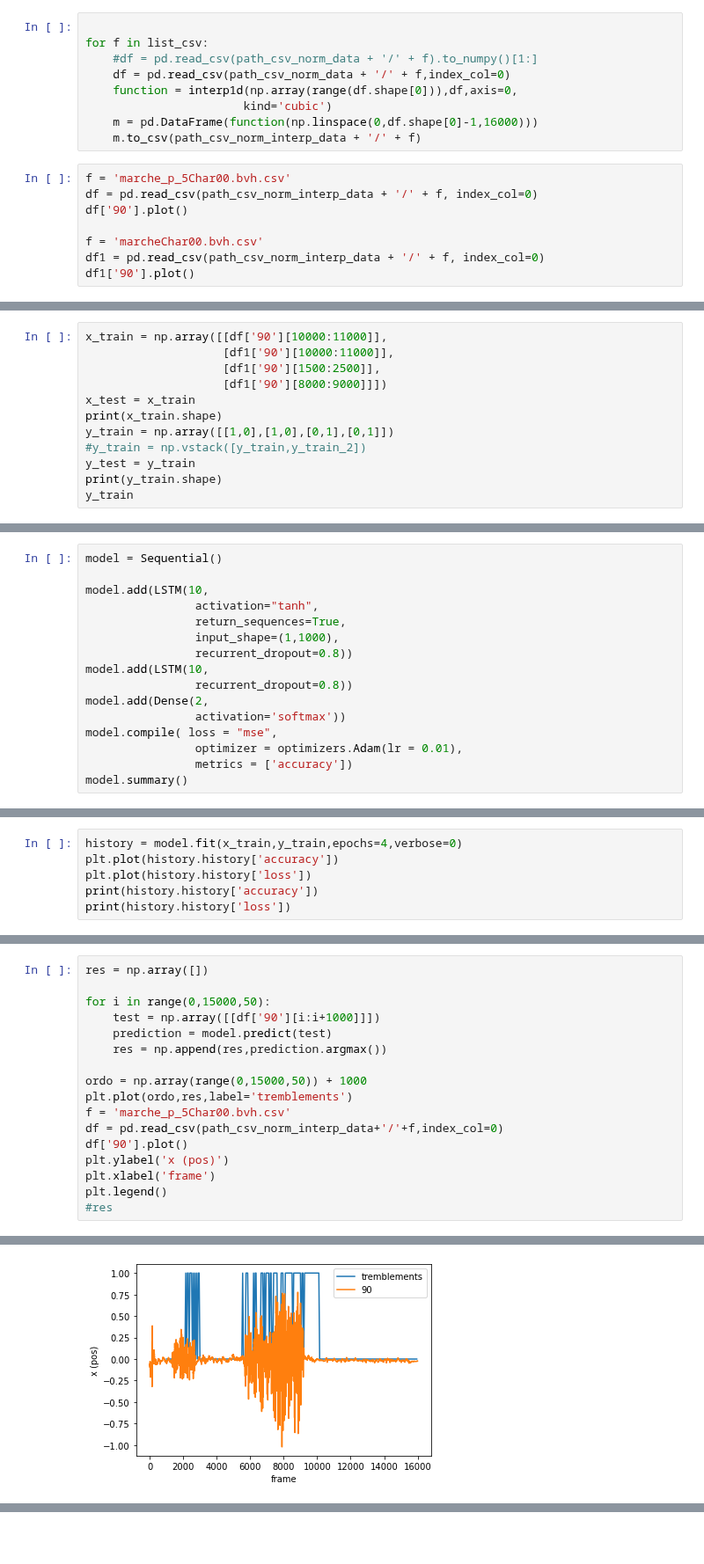
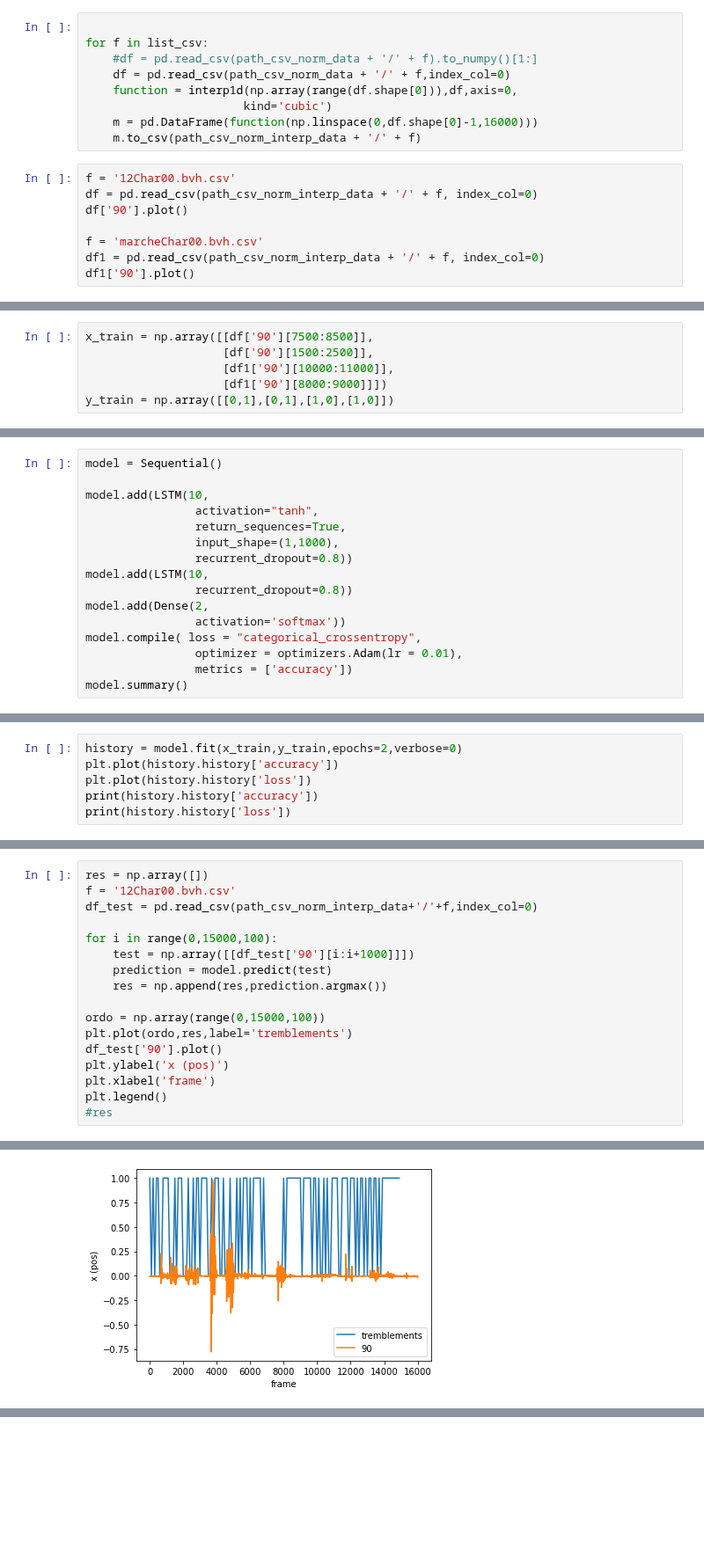
Before and after one commit to Gwyrm/emoove, a Jupyter notebook: python/test_modelisation.ipynb, the cells around one changed output, grey strips where cells are left out. Shown at 88% size. Saved outputs shown, nothing was run; the diff lists cells and outputs as text; blank space fills up the shorter version.

```diff
--- a/python/test_modelisation.ipynb
+++ b/python/test_modelisation.ipynb
@@ -202,7 +217,7 @@ for f in list_csv:
     m = pd.DataFrame(function(np.linspace(0,df.shape[0]-1,16000)))
     m.to_csv(path_csv_norm_interp_data + '/' + f)
 # %%
-f = 'marche_p_5Char00.bvh.csv'
+f = '12Char00.bvh.csv'
 df = pd.read_csv(path_csv_norm_interp_data + '/' + f, index_col=0)
 df['90'].plot()
 
@@ -221,12 +240,6 @@ df1['90'][10000:11000].plot()
 # %%
-x_train = np.array([[df['90'][10000:11000]],
+x_train = np.array([[df['90'][7500:8500]],
+                    [df['90'][1500:2500]],
                     [df1['90'][10000:11000]],
-                    [df1['90'][1500:2500]],
                     [df1['90'][8000:9000]]])
-x_test = x_train
-print(x_train.shape)
-y_train = np.array([[1,0],[1,0],[0,1],[0,1]])
-#y_train = np.vstack([y_train,y_train_2])
-y_test = y_train
-print(y_train.shape)
-y_train
+y_train = np.array([[0,1],[0,1],[1,0],[1,0]])
@@ -249,7 +255,7 @@ model.add(LSTM(10,
                 recurrent_dropout=0.8))
 model.add(Dense(2,
                 activation='softmax'))
-model.compile( loss = "mse",
+model.compile( loss = "categorical_crossentropy",
                 optimizer = optimizers.Adam(lr = 0.01),
                 metrics = ['accuracy'])
 model.summary()
@@ -269,7 +275,7 @@ Trainable params: 41,302
 Non-trainable params: 0
 _________________________________________________________________
 # %%
-history = model.fit(x_train,y_train,epochs=4,verbose=0)
+history = model.fit(x_train,y_train,epochs=2,verbose=0)
 plt.plot(history.history['accuracy'])
 plt.plot(history.history['loss'])
 print(history.history['accuracy'])
@@ -282,20 +288,20 @@ WARNING:tensorflow:5 out of the last 11 calls to <function Model.make_train_func
 # %%
 res = np.array([])
+f = '12Char00.bvh.csv'
+df_test = pd.read_csv(path_csv_norm_interp_data+'/'+f,index_col=0)
 
-for i in range(0,15000,50):
-    test = np.array([[df['90'][i:i+1000]]])
+for i in range(0,15000,100):
+    test = np.array([[df_test['90'][i:i+1000]]])
     prediction = model.predict(test)
     res = np.append(res,prediction.argmax())
 
-ordo = np.array(range(0,15000,50)) + 1000
+ordo = np.array(range(0,15000,100))
 plt.plot(ordo,res,label='tremblements')
-f = 'marche_p_5Char00.bvh.csv'
-df = pd.read_csv(path_csv_norm_interp_data+'/'+f,index_col=0)
-df['90'].plot()
+df_test['90'].plot()
 plt.ylabel('x (pos)')
 plt.xlabel('frame')
 plt.legend()
 #res
 # %% [output]
 <matplotlib.legend.Legend at 0x...>
-[figure, old version]
+[figure, new version]
```
Also changed, not shown: parts of 15 cells of this notebook, 23 other files.
